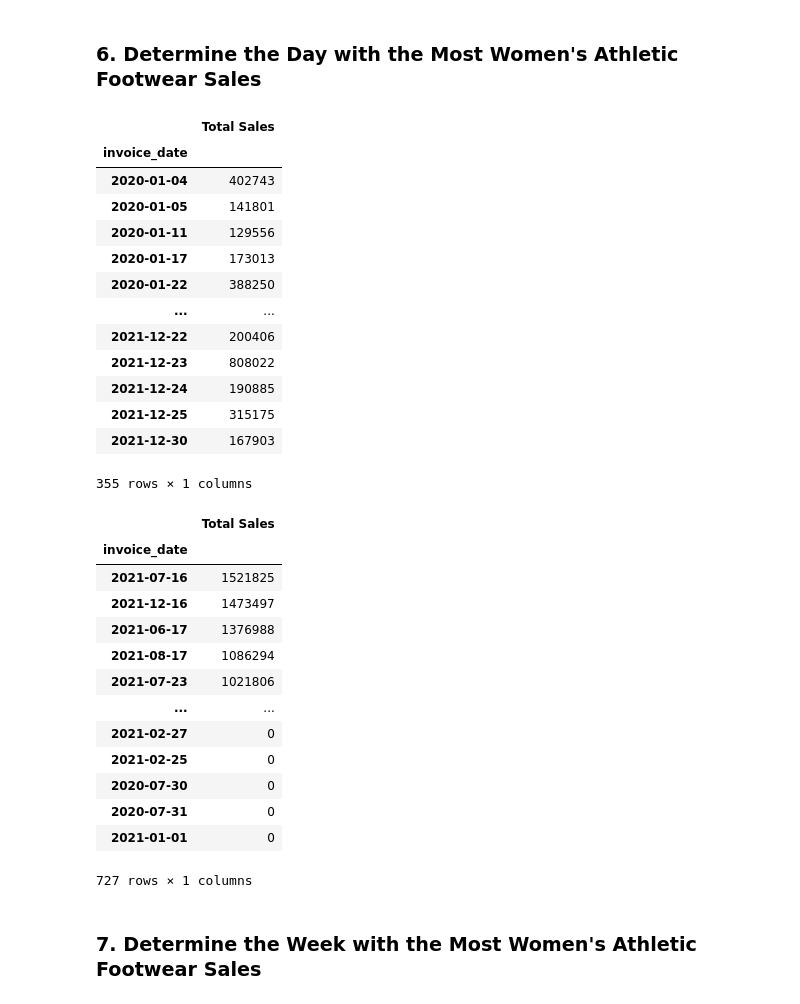
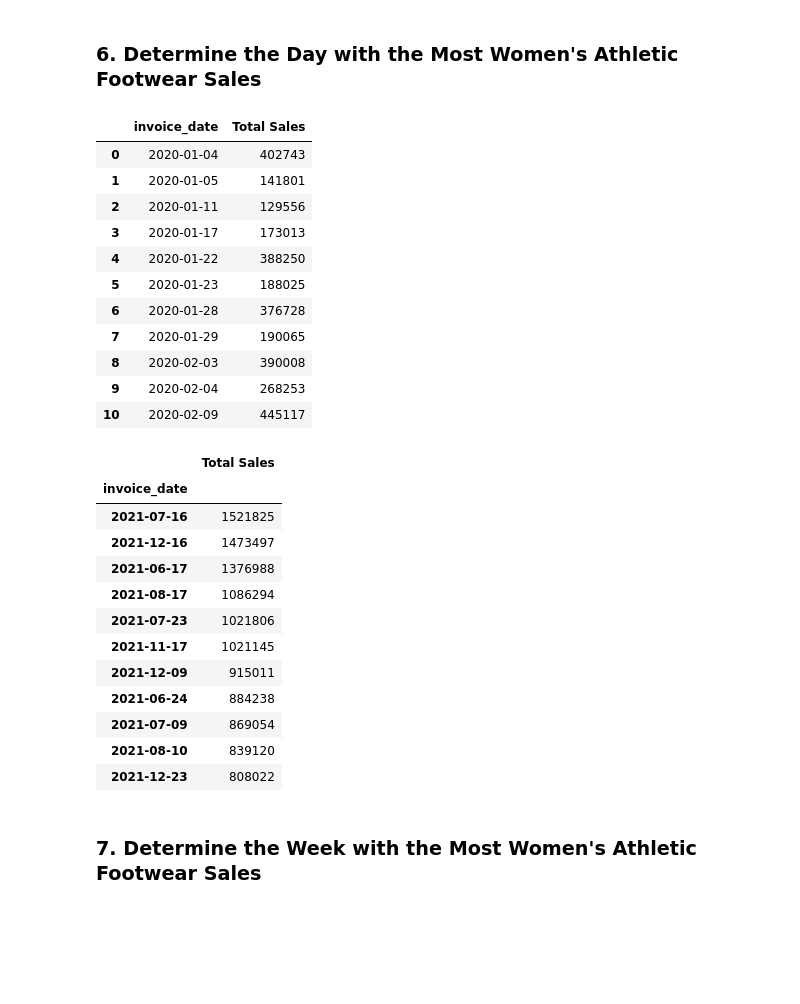
Before and after one commit to Ckeplinger199/athletic_sales_analysis, a Jupyter notebook: athletic_sales_analysis.ipynb, the cells around one changed output. Cells and saved outputs as stored; diff of their text form; code cells hidden in the pictures; blank space fills up the shorter version.

```diff
--- a/athletic_sales_analysis.ipynb
+++ b/athletic_sales_analysis.ipynb
@@ -279,31 +271,36 @@ womens_footwear_pivot.sort_values(by='Womens_Footwear_Units_Sold', ascending=Fal
 ### 6. Determine the Day with the Most Women's Athletic Footwear Sales
 # %%
 # Create a pivot table with the 'invoice_date' column is the index, and the "total_sales" as the values.
-womens_footwear_sales_pivot = womens_footwear_sales.pivot_table(values='total_sales', index='invoice_date', aggfunc='sum')
+womens_footwear_sales_pivot = womens_footwear_sales.pivot_table(values='total_sales', index='invoice_date', aggfunc='sum').reset_index()
 # Optional: Rename the "total_sales" column to "Total Sales"
 womens_footwear_sales_pivot.rename(columns={'total_sales': 'Total Sales'}, inplace=True)
 # Show the table.
-womens_footwear_sales_pivot
+womens_footwear_sales_pivot.head(11)
 # %% [output]
-|  | Total Sales |
-| invoice_date |  |
-| 2020-01-04 | 402743 |
-| 2020-01-05 | 141801 |
-| 2020-01-11 | 129556 |
-| 2020-01-17 | 173013 |
-| 2020-01-22 | 388250 |
-| ... | ... |
-| 2021-12-22 | 200406 |
-| 2021-12-23 | 808022 |
-| 2021-12-24 | 190885 |
-| 2021-12-25 | 315175 |
-| 2021-12-30 | 167903 |
+|  | invoice_date | Total Sales |
+| 0 | 2020-01-04 | 402743 |
+| 1 | 2020-01-05 | 141801 |
+| 2 | 2020-01-11 | 129556 |
+| 3 | 2020-01-17 | 173013 |
+| 4 | 2020-01-22 | 388250 |
+| 5 | 2020-01-23 | 188025 |
+| 6 | 2020-01-28 | 376728 |
+| 7 | 2020-01-29 | 190065 |
+| 8 | 2020-02-03 | 390008 |
+| 9 | 2020-02-04 | 268253 |
+| 10 | 2020-02-09 | 445117 |
-355 rows × 1 columns
 # %%
+# Set the 'invoice_date' column as the index and ensure it is a datetime index.
+womens_footwear_sales_pivot.set_index('invoice_date', inplace=True)
+
 # Resample the pivot table into daily bins, and get the total sales for each day.
 daily_sales = womens_footwear_sales_pivot.resample('D').sum()
+
 # Sort the resampled pivot table in descending order on "Total Sales".
-daily_sales.sort_values(by='Total Sales', ascending=False)
+daily_sales_sorted = daily_sales.sort_values(by='Total Sales', ascending=False)
+
+# Display the sorted daily sales.
+daily_sales_sorted.head(11)
 # %% [output]
 |  | Total Sales |
 | invoice_date |  |
@@ -312,13 +309,12 @@ daily_sales.sort_values(by='Total Sales', ascending=False)
 | 2021-06-17 | 1376988 |
 | 2021-08-17 | 1086294 |
 | 2021-07-23 | 1021806 |
-| ... | ... |
-| 2021-02-27 | 0 |
-| 2021-02-25 | 0 |
-| 2020-07-30 | 0 |
-| 2020-07-31 | 0 |
-| 2021-01-01 | 0 |
+| 2021-11-17 | 1021145 |
+| 2021-12-09 | 915011 |
+| 2021-06-24 | 884238 |
+| 2021-07-09 | 869054 |
+| 2021-08-10 | 839120 |
+| 2021-12-23 | 808022 |
-727 rows × 1 columns
 # %% [markdown]
 ### 7.  Determine the Week with the Most Women's Athletic Footwear Sales
 # %%
```
Also changed, not shown: parts of 1 cell of this notebook.
